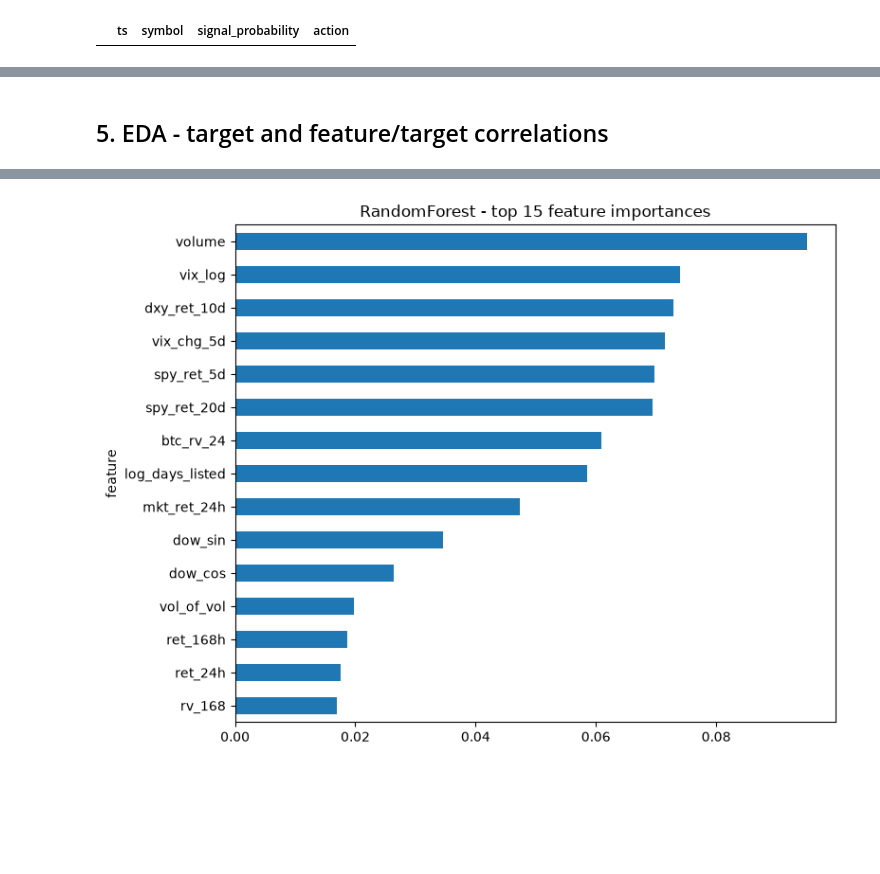
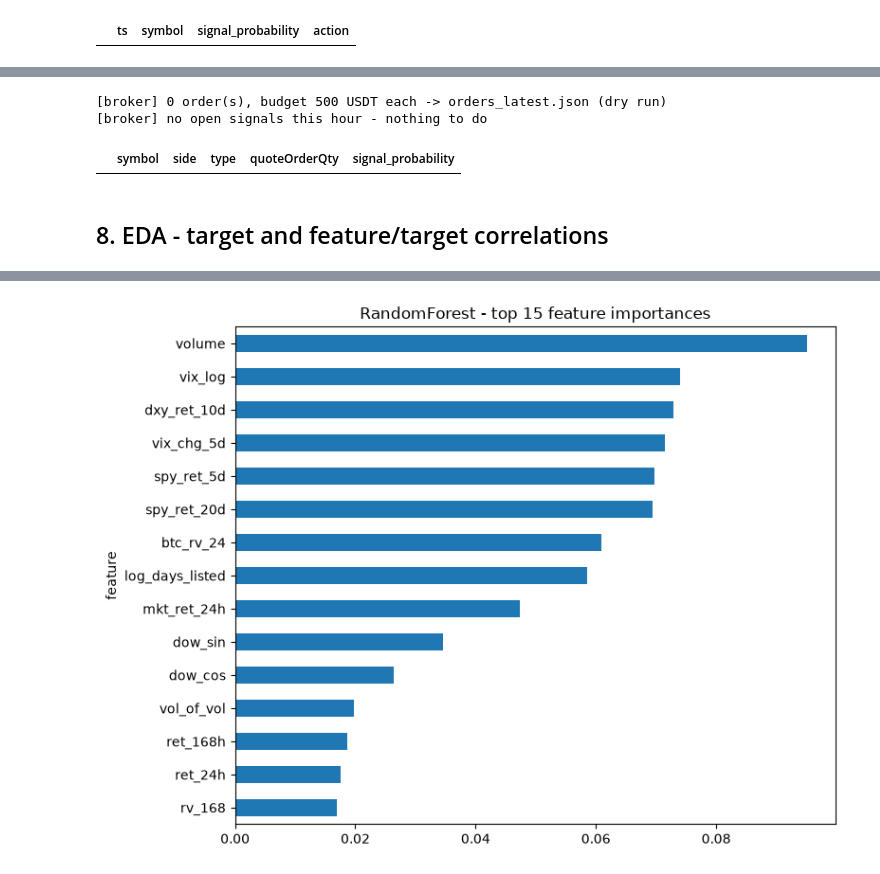
Before and after one commit to lakhanqurban/stock-markets-analytics, a Jupyter notebook: hourly-crypto/notebooks/01_end_to_end.ipynb, the cells around one changed output, grey strips where cells are left out. Drawn from its saved outputs; the diff is of its cells as text; code cells hidden in the pictures; blank space fills up the shorter version.

```diff
--- a/hourly-crypto/notebooks/01_end_to_end.ipynb
+++ b/hourly-crypto/notebooks/01_end_to_end.ipynb
@@ -125,5 +211,14 @@ pd.read_csv(config.OUTPUT_DIR / "latest_trades.csv")
+# %%
+from src import broker
+
+orders = broker.preview(budget_usdt=500)
+orders
+# %% [output]
+[broker] 0 order(s), budget 500 USDT each -> orders_latest.json (dry run)
+[broker] no open signals this hour - nothing to do
+|  | symbol | side | type | quoteOrderQty | signal_probability |
 # %% [markdown]
-## 5. EDA - target and feature/target correlations
+## 8. EDA - target and feature/target correlations
 # %%
 df = pd.read_parquet(config.DATA_DIR / "combined.parquet")
 print("target_24h base rate:", round(df["target_24h"].mean(), 3),
```
Also changed, not shown: parts of 20 cells of this notebook.
